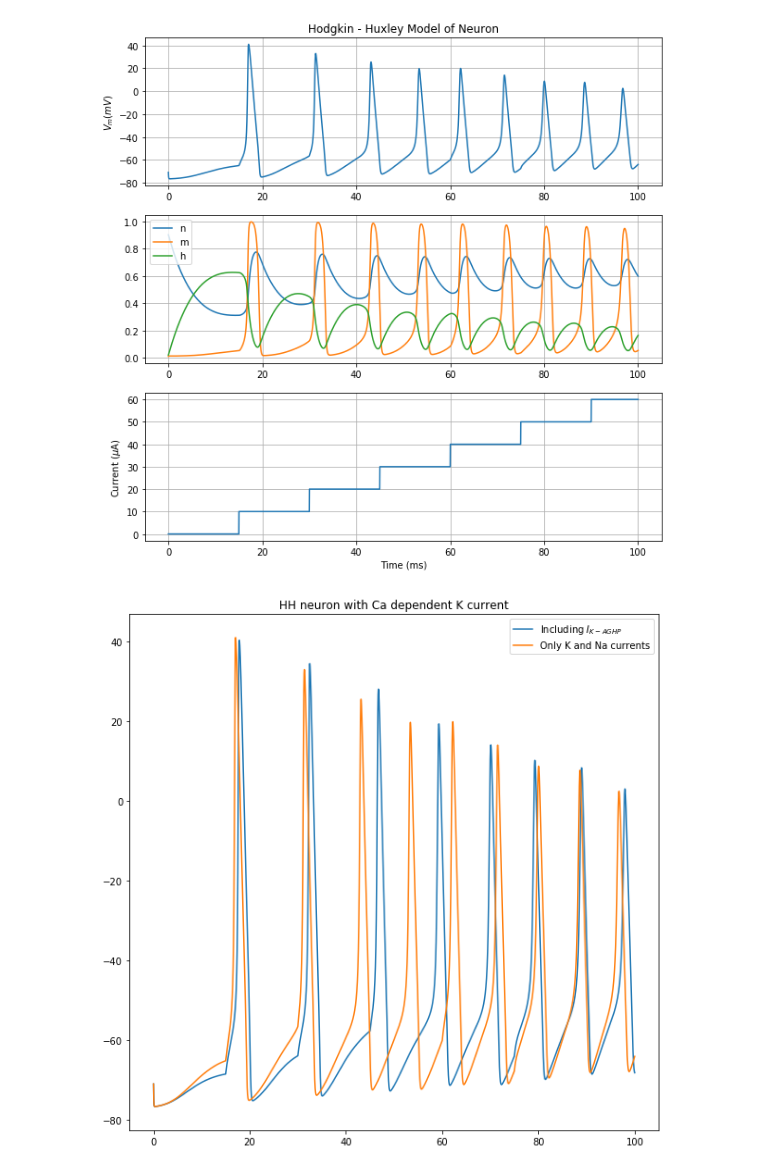
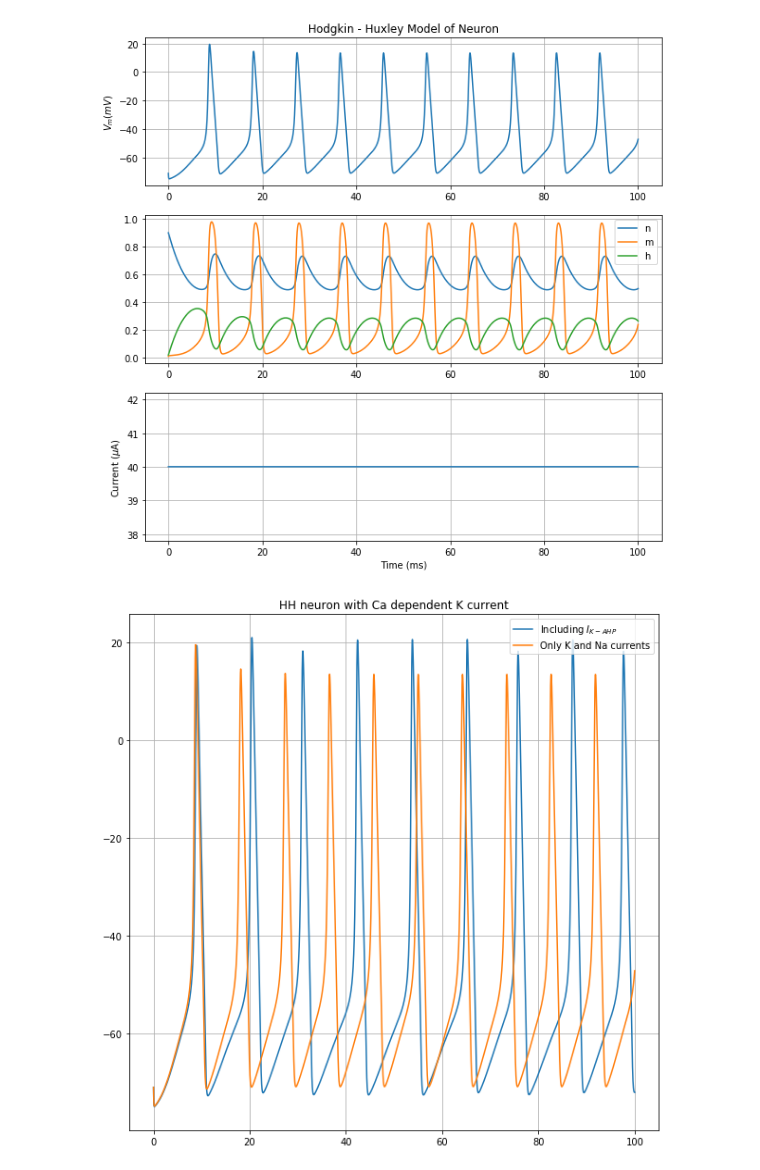
Before and after one commit to vjaltare/Metaplasticity-Memory, a Jupyter notebook: Hodgkin_Huxley.ipynb, the cells around one changed output. Cells and saved outputs as stored; diff of their text form; code cells hidden in the pictures.

```diff
--- a/Hodgkin_Huxley.ipynb
+++ b/Hodgkin_Huxley.ipynb
@@ -48,7 +48,7 @@ def Iinj(t):  #INPUT CUURENT
     #else:
       #  return 0
 
-    return 10*np.floor(t/15)
+    return 40#np.floor(t/15)
 
 #State Function
 def dXdt(X, t):
@@ -104,9 +104,10 @@ plt.ylabel("Current ($\mu$A)")
 plt.xlabel("Time (ms)")
 plt.plot()
 plt.grid()
+#plt.savefig('HH neuron with ladder current input')
 plt.show()
 # %% [output]
-[figure, old version]
+[figure, new version]
 # %%
 ##Incorporating After-hyperpolarization current IK(AHP)
 ##Calcium - Dependent Potassium channel is slow acting and allows more K+ to flow out during hyperpolariazation
@@ -123,22 +124,28 @@ k1 = 0.18 #mM
 k2 = 0.011 #mM
 d1 = 0.84
 d2 = 1
+ECa = 130 #mV
 #Current
 def IkAHP(V, O):
-    return gkAGP*O*(V - EK)
+    return gkAGP*O**3*(V - (-120))
 
 #Parameters
 
 #Approximate the Ca concentration by gaussian random generator, mean = 10uM, SD = 0.4246e-3 ms
 
-def CaConc():
-    return np.random.normal(0.25, 0.5)
+def CaConc(V):
+    if(V<-10):
+        return 5
+    else:
+        return 10
+
+    #return 0.120#np.random.normal(0.012e-3, 1e-3)
 
 def CaParameters(V):
-    Ca = CaConc()
+    Ca = CaConc(V)
 
-    a = alpha/(1 + k1*np.exp(-(2*d1*F*V/R*T))/Ca)
-    b = beta/(1 + k2*Ca*np.exp(-(2*d2*F*V/R*T)))
+    a = alpha/(1 + k1*np.exp(-(2*d1*F*V/(R*T)))/Ca)
+    b = beta/(1 + k2*Ca*np.exp(-(2*d2*F*V/(R*T))))
 
     return a, b
 
@@ -151,35 +158,36 @@ def CadXdt(X , t):
 
     an, bn = KParameters(V)
     am, bm, ah, bh = NaParameters(V)
     a, b = CaParameters(V)
 
     dVdt = (Iinj(t) - IK(V, n) - INa(V, m, h) - Ileak(V) - IkAHP(V, O))/Cm
     dndt = an*(1-n) - bn*(n)
     dmdt = am*(1-m) - bm*(m)
     dhdt = ah*(1-h) - bh*(h)
     dOdt = a*(1 - O) - b*O
 
     return dVdt, dndt, dmdt, dhdt, dOdt  #Checkpoint!! Do not return X
 
 #Integrating
 x0 =  np.array([-71., 0.9, 0.01, 0.02, 0.4])
 sol2 = odeint(CadXdt, x0, t)
 
 #plotting
 plt.figure(figsize=(10,10))
 #plt.subplot(2,2,1)
 
 plt.title("HH neuron with Ca dependent K current")
-plt.plot(t, sol2[:,0], label="Including $I_{K-AGHP}$")
+plt.plot(t, sol2[:,0], label="Including $I_{K-AHP}$")
 plt.plot(t, sol[:,0], label="Only K and Na currents")
 plt.legend()
+plt.grid()
 plt.show()
 
 #plt.subplot(2,2,2)
 #plt.plot(t, sol2[:,4])
 #plt.show()
 # %% [output]
-[figure, old version]
+[figure, new version]
 # %%
 ##Bifurcation Diagram for HH Neuron:
 ##Vary input current from 0uA to 100uA and see the change in the max and min ampitude of membrane potential
```
Also changed, not shown: parts of 3 cells of this notebook.
